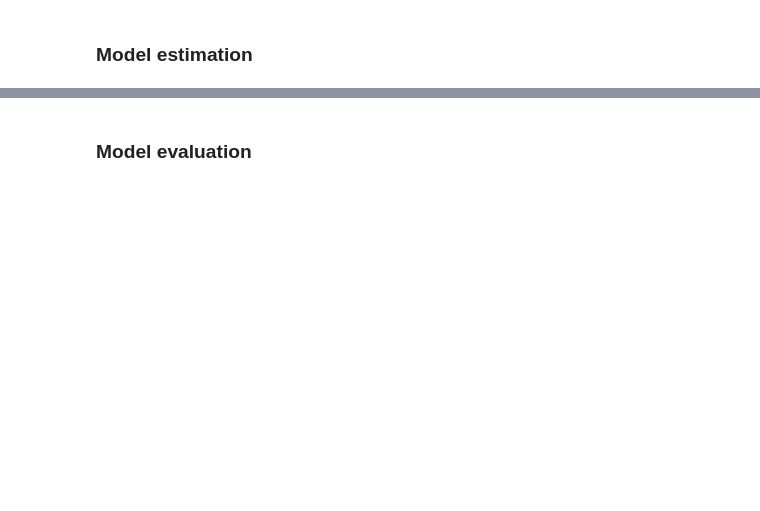
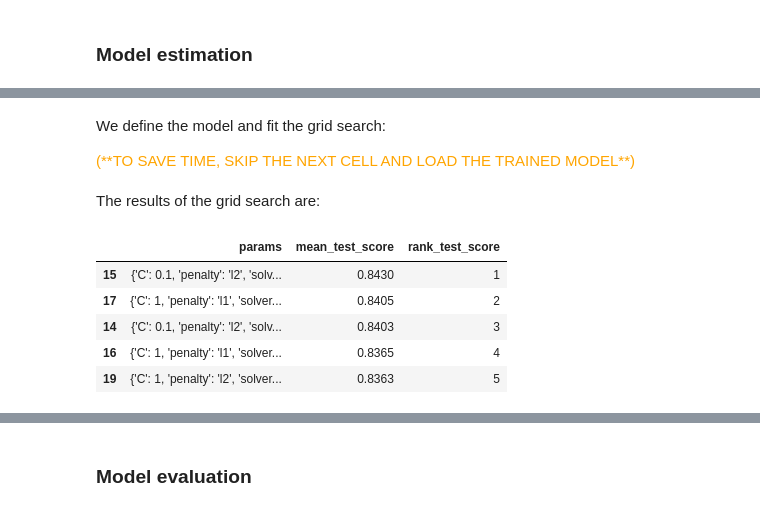
Before and after one commit to rmazzier/MLProjectDS-2020, a Jupyter notebook: All models.ipynb, the cells around one changed output, grey strips where cells are left out. Cells and saved outputs as stored; diff of their text form; code cells hidden in the pictures; blank space fills up the shorter version.

```diff
--- a/All models.ipynb
+++ b/All models.ipynb
@@ -112 +120,6 @@ print(param_grid)
+# %% [markdown]
+We define the model and fit the grid search:
+
+<font color='orange'>
+(**TO SAVE TIME, SKIP THE NEXT CELL AND LOAD THE TRAINED MODEL**)
 # %%
@@ -130,0 +139,14 @@ joblib.dump(grid_search, filename)
+# %% [markdown]
+The results of the grid search are:
+# %%
+results_grid_search_logistic = pd.DataFrame(grid_search_logistic.cv_results_)
+results_grid_search_logistic=results_grid_search_logistic[['params','mean_test_score','rank_test_score']]
+results_grid_search_logistic.sort_values('rank_test_score',ascending=True, inplace=True)
+results_grid_search_logistic.head()
+# %% [output]
+|  | params | mean_test_score | rank_test_score |
+| 15 | {'C': 0.1, 'penalty': 'l2', 'solv... | 0.8430 | 1 |
+| 17 | {'C': 1, 'penalty': 'l1', 'solver... | 0.8405 | 2 |
+| 14 | {'C': 0.1, 'penalty': 'l2', 'solv... | 0.8403 | 3 |
+| 16 | {'C': 1, 'penalty': 'l1', 'solver... | 0.8365 | 4 |
+| 19 | {'C': 1, 'penalty': 'l2', 'solver... | 0.8363 | 5 |
```
Also changed, not shown: parts of 105 cells of this notebook.
